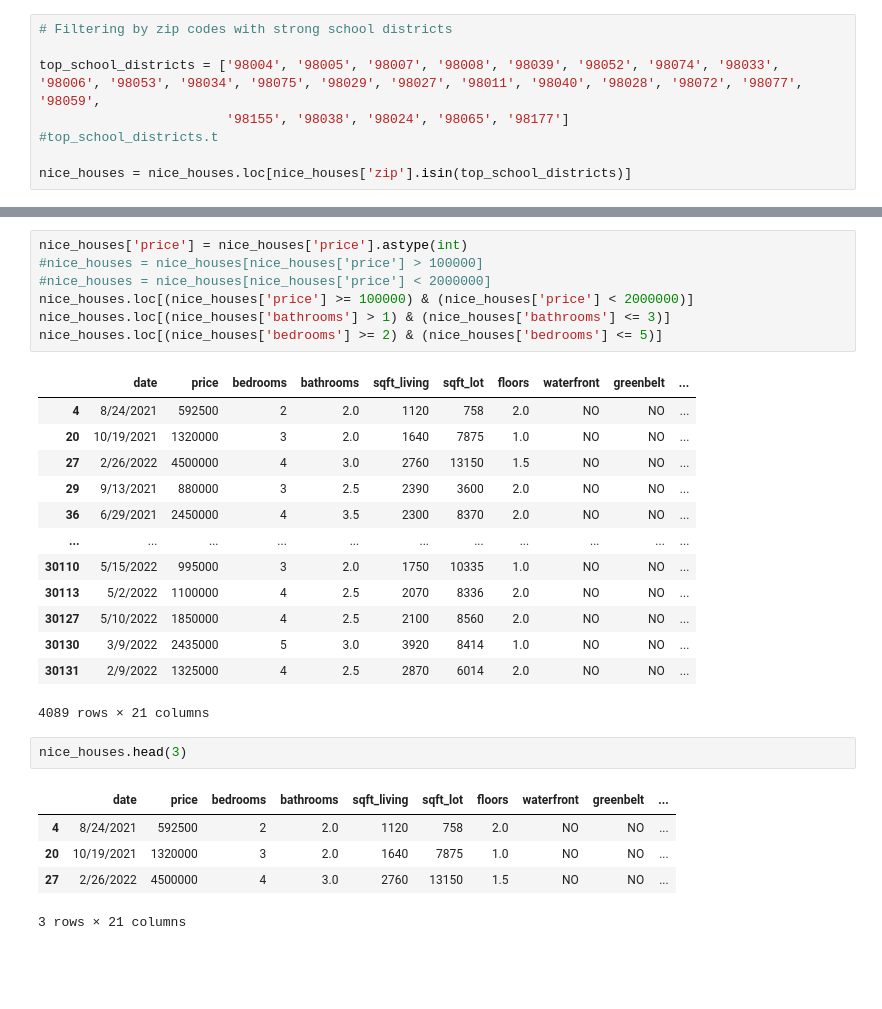
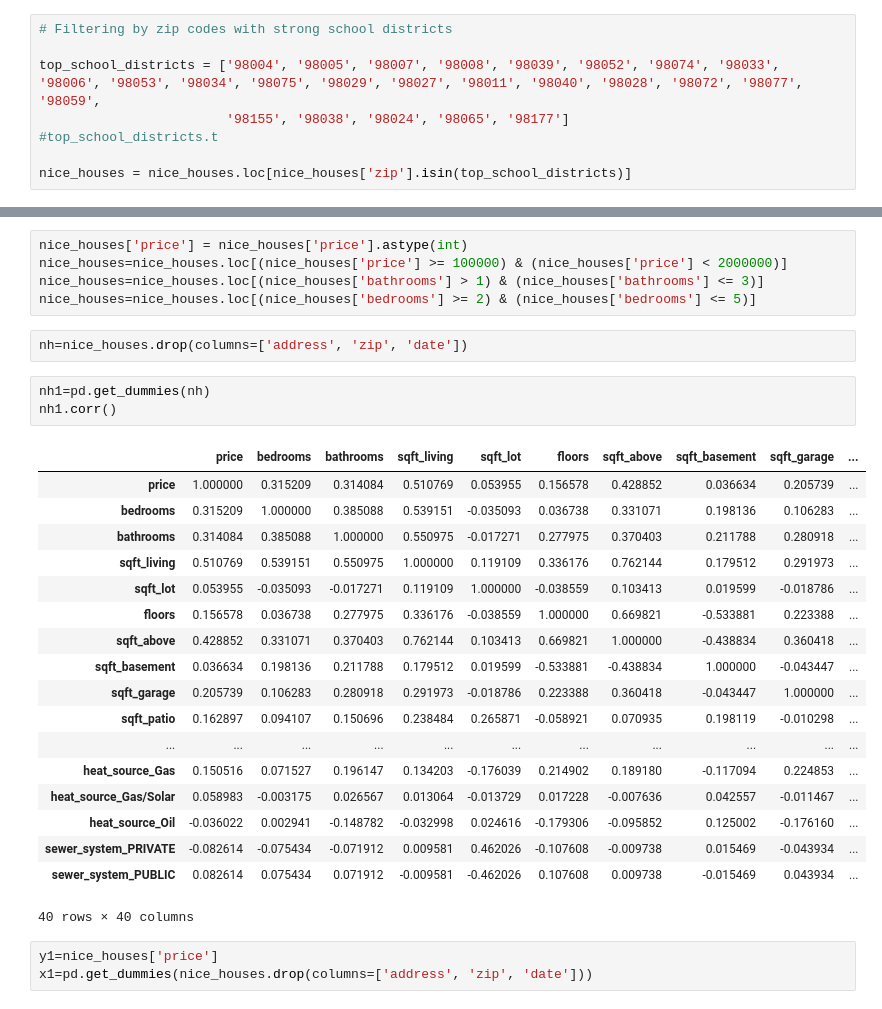
Before and after one commit to parkerdeshazo/Phase-2-Project, a Jupyter notebook: Working_Notebook.ipynb, the cells around one changed output, grey strips where cells are left out. Drawn from its saved outputs; the diff is of its cells as text; blank space fills up the shorter version.

```diff
--- a/Working_Notebook.ipynb
+++ b/Working_Notebook.ipynb
@@ -95,29 +158,32 @@ memory usage: 728.1+ KB
 # %%
 nice_houses['price'] = nice_houses['price'].astype(int)
-#nice_houses = nice_houses[nice_houses['price'] > 100000]
-#nice_houses = nice_houses[nice_houses['price'] < 2000000]
-nice_houses.loc[(nice_houses['price'] >= 100000) & (nice_houses['price'] < 2000000)]
-nice_houses.loc[(nice_houses['bathrooms'] > 1) & (nice_houses['bathrooms'] <= 3)]
-nice_houses.loc[(nice_houses['bedrooms'] >= 2) & (nice_houses['bedrooms'] <= 5)]
+nice_houses=nice_houses.loc[(nice_houses['price'] >= 100000) & (nice_houses['price'] < 2000000)]
+nice_houses=nice_houses.loc[(nice_houses['bathrooms'] > 1) & (nice_houses['bathrooms'] <= 3)]
+nice_houses=nice_houses.loc[(nice_houses['bedrooms'] >= 2) & (nice_houses['bedrooms'] <= 5)]
-# %% [output]
-|  | date | price | bedrooms | bathrooms | sqft_living | sqft_lot | floors | waterfront | greenbelt | ... |
-| 4 | 8/24/2021 | 592500 | 2 | 2.0 | 1120 | 758 | 2.0 | NO | NO | ... |
-| 20 | 10/19/2021 | 1320000 | 3 | 2.0 | 1640 | 7875 | 1.0 | NO | NO | ... |
-| 27 | 2/26/2022 | 4500000 | 4 | 3.0 | 2760 | 13150 | 1.5 | NO | NO | ... |
-| 29 | 9/13/2021 | 880000 | 3 | 2.5 | 2390 | 3600 | 2.0 | NO | NO | ... |
-| 36 | 6/29/2021 | 2450000 | 4 | 3.5 | 2300 | 8370 | 2.0 | NO | NO | ... |
-| ... | ... | ... | ... | ... | ... | ... | ... | ... | ... | ... |
-| 30110 | 5/15/2022 | 995000 | 3 | 2.0 | 1750 | 10335 | 1.0 | NO | NO | ... |
-| 30113 | 5/2/2022 | 1100000 | 4 | 2.5 | 2070 | 8336 | 2.0 | NO | NO | ... |
-| 30127 | 5/10/2022 | 1850000 | 4 | 2.5 | 2100 | 8560 | 2.0 | NO | NO | ... |
-| 30130 | 3/9/2022 | 2435000 | 5 | 3.0 | 3920 | 8414 | 1.0 | NO | NO | ... |
-| 30131 | 2/9/2022 | 1325000 | 4 | 2.5 | 2870 | 6014 | 2.0 | NO | NO | ... |
-4089 rows × 21 columns
-# %%
-nice_houses.head(3)
-# %% [output]
-|  | date | price | bedrooms | bathrooms | sqft_living | sqft_lot | floors | waterfront | greenbelt | ... |
-| 4 | 8/24/2021 | 592500 | 2 | 2.0 | 1120 | 758 | 2.0 | NO | NO | ... |
-| 20 | 10/19/2021 | 1320000 | 3 | 2.0 | 1640 | 7875 | 1.0 | NO | NO | ... |
-| 27 | 2/26/2022 | 4500000 | 4 | 3.0 | 2760 | 13150 | 1.5 | NO | NO | ... |
-3 rows × 21 columns
+# %%
+nh=nice_houses.drop(columns=['address', 'zip', 'date'])
+# %%
+nh1=pd.get_dummies(nh)
+nh1.corr()
+# %% [output]
+|  | price | bedrooms | bathrooms | sqft_living | sqft_lot | floors | sqft_above | sqft_basement | sqft_garage | ... |
+| price | 1.000000 | 0.315209 | 0.314084 | 0.510769 | 0.053955 | 0.156578 | 0.428852 | 0.036634 | 0.205739 | ... |
+| bedrooms | 0.315209 | 1.000000 | 0.385088 | 0.539151 | -0.035093 | 0.036738 | 0.331071 | 0.198136 | 0.106283 | ... |
+| bathrooms | 0.314084 | 0.385088 | 1.000000 | 0.550975 | -0.017271 | 0.277975 | 0.370403 | 0.211788 | 0.280918 | ... |
+| sqft_living | 0.510769 | 0.539151 | 0.550975 | 1.000000 | 0.119109 | 0.336176 | 0.762144 | 0.179512 | 0.291973 | ... |
+| sqft_lot | 0.053955 | -0.035093 | -0.017271 | 0.119109 | 1.000000 | -0.038559 | 0.103413 | 0.019599 | -0.018786 | ... |
+| floors | 0.156578 | 0.036738 | 0.277975 | 0.336176 | -0.038559 | 1.000000 | 0.669821 | -0.533881 | 0.223388 | ... |
+| sqft_above | 0.428852 | 0.331071 | 0.370403 | 0.762144 | 0.103413 | 0.669821 | 1.000000 | -0.438834 | 0.360418 | ... |
+| sqft_basement | 0.036634 | 0.198136 | 0.211788 | 0.179512 | 0.019599 | -0.533881 | -0.438834 | 1.000000 | -0.043447 | ... |
+| sqft_garage | 0.205739 | 0.106283 | 0.280918 | 0.291973 | -0.018786 | 0.223388 | 0.360418 | -0.043447 | 1.000000 | ... |
+| sqft_patio | 0.162897 | 0.094107 | 0.150696 | 0.238484 | 0.265871 | -0.058921 | 0.070935 | 0.198119 | -0.010298 | ... |
+| ... | ... | ... | ... | ... | ... | ... | ... | ... | ... | ... |
+| heat_source_Gas | 0.150516 | 0.071527 | 0.196147 | 0.134203 | -0.176039 | 0.214902 | 0.189180 | -0.117094 | 0.224853 | ... |
+| heat_source_Gas/Solar | 0.058983 | -0.003175 | 0.026567 | 0.013064 | -0.013729 | 0.017228 | -0.007636 | 0.042557 | -0.011467 | ... |
+| heat_source_Oil | -0.036022 | 0.002941 | -0.148782 | -0.032998 | 0.024616 | -0.179306 | -0.095852 | 0.125002 | -0.176160 | ... |
+| sewer_system_PRIVATE | -0.082614 | -0.075434 | -0.071912 | 0.009581 | 0.462026 | -0.107608 | -0.009738 | 0.015469 | -0.043934 | ... |
+| sewer_system_PUBLIC | 0.082614 | 0.075434 | 0.071912 | -0.009581 | -0.462026 | 0.107608 | 0.009738 | -0.015469 | 0.043934 | ... |
+40 rows × 40 columns
+# %%
+y1=nice_houses['price']
+x1=pd.get_dummies(nice_houses.drop(columns=['address', 'zip', 'date']))
```
Also changed, not shown: parts of 29 cells of this notebook.
